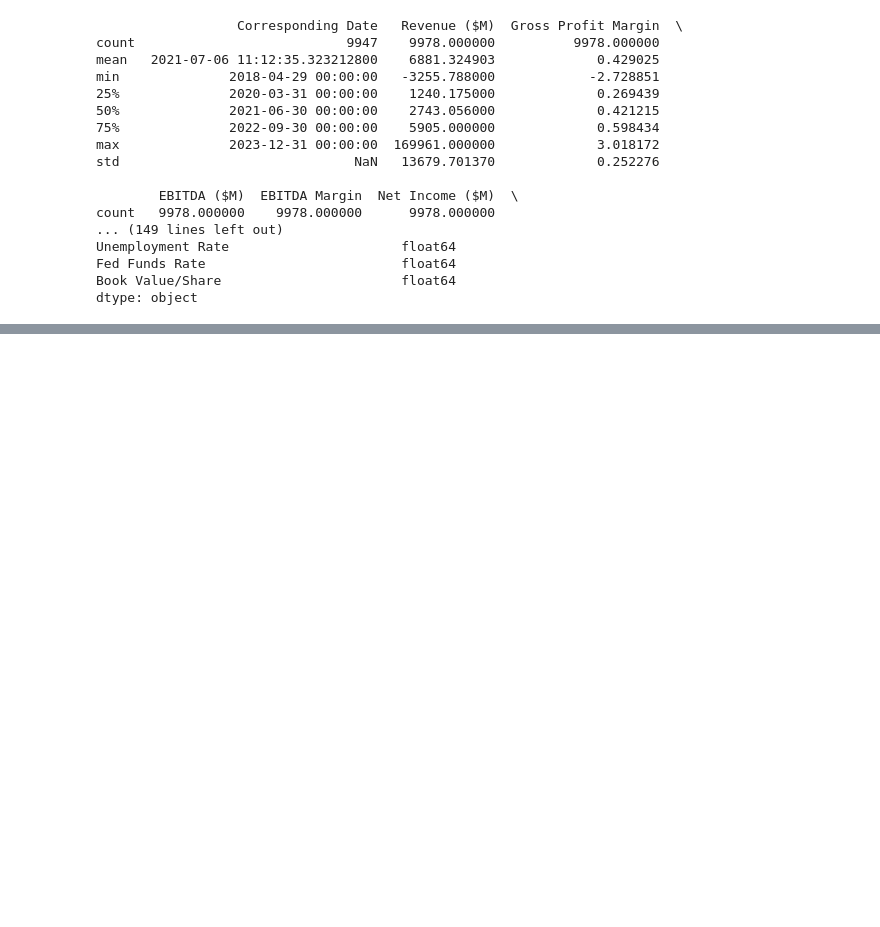
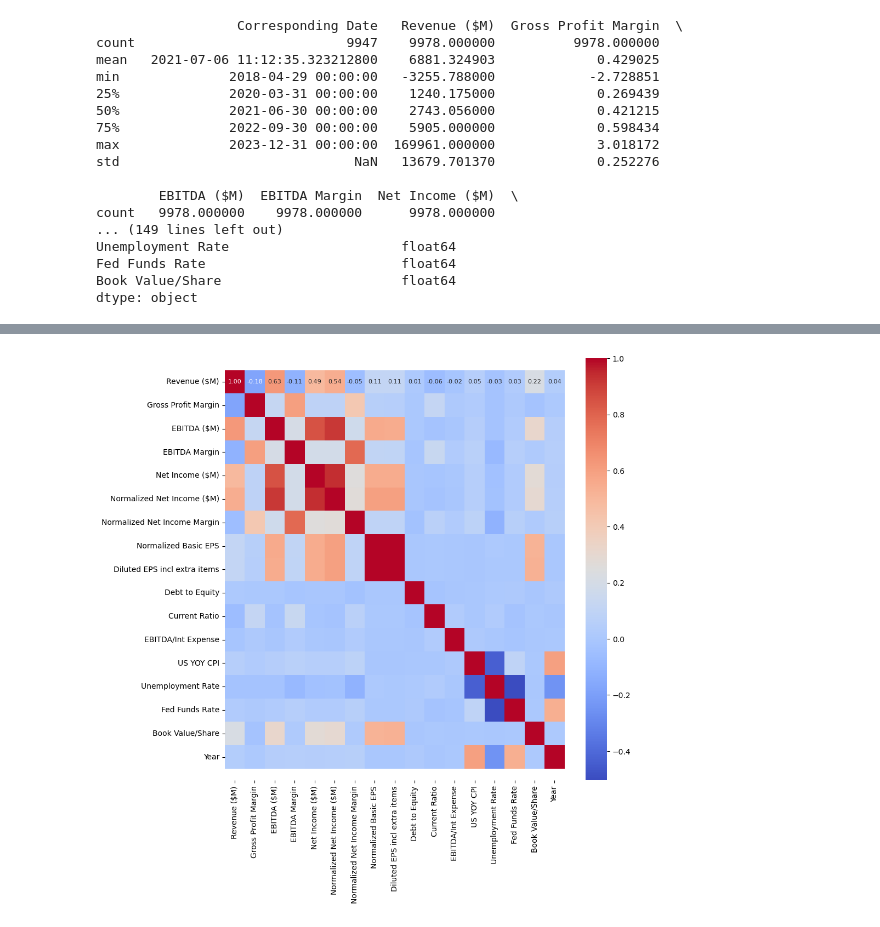
Before and after one commit to CarsonBoettinger/ST462StockAnalysis, a Jupyter notebook: StockAnalysis.ipynb, the cells around one changed output, grey strips where cells are left out. Cells and saved outputs as stored; diff of their text form; code cells hidden in the pictures; blank space fills up the shorter version.

```diff
--- a/StockAnalysis.ipynb
+++ b/StockAnalysis.ipynb
@@ -84,0 +177,9 @@ plt.show()
+# %%
+#Correlation matrix of the float64 columns
+
+# Getting the float64 columns
+float64_columns = df.select_dtypes(include=['float64'])
+
+# Calculate the correlation matrix
+corr_matrix = float64_columns.corr()
+print(corr_matrix)
@@ -84,0 +204,18 @@ plt.show()
+# %%
+#Making a cooler heat map
+
+# Create a figure with a specified size
+plt.figure(figsize=(10, 10))
+
+# Create a heatmap with smaller annotations
+sns.heatmap(corr_matrix, annot=True, cmap='coolwarm', fmt=".2f", annot_kws={"size": 8})
+
+# Adjust the margins
+b, t = plt.ylim()  # Get the current bottom and top limits
+b += 0.5  # Add 0.5 to the bottom
+t -= 0.5  # Subtract 0.5 from the top
+plt.ylim(b, t)  # Update the ylim(bottom, top) values
+
+plt.show()
+# %% [output]
+[figure, added]
```
Also changed, not shown: parts of 7 cells of this notebook.
